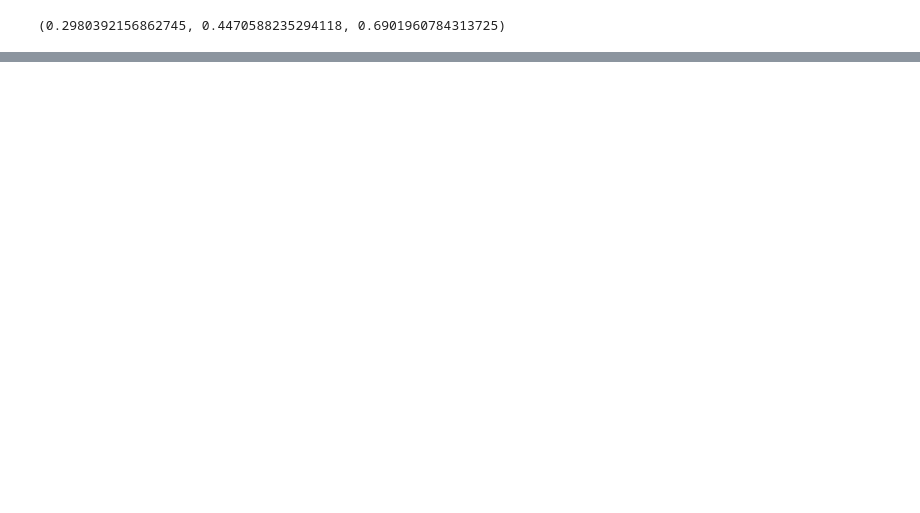
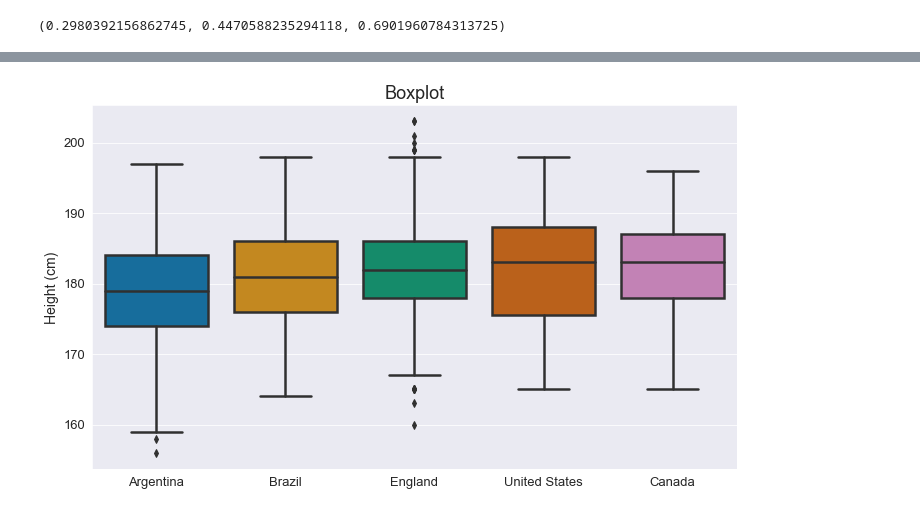
Before and after one commit to niciac/MachineLearning, a Jupyter notebook: Beautiful_Visualisations_plt_sns.ipynb, the cells around one changed output, grey strips where cells are left out. Cells and saved outputs as stored; diff of their text form; code cells hidden in the pictures; blank space fills up the shorter version.

```diff
--- a/Beautiful_Visualisations_plt_sns.ipynb
+++ b/Beautiful_Visualisations_plt_sns.ipynb
@@ -60,0 +142,7 @@ sns.color_palette('deep')[0]
+# %%
+plt.figure(figsize=(10,6), tight_layout=True)
+ax = sns.boxplot(data=df_country, x='nationality', y='height_cm', palette='colorblind', linewidth=2.5)
+ax.set(title='Boxplot', xlabel='', ylabel='Height (cm)')
+plt.show()
+# %% [output]
+[figure, added]
```
Also changed, not shown: parts of 21 cells of this notebook.
